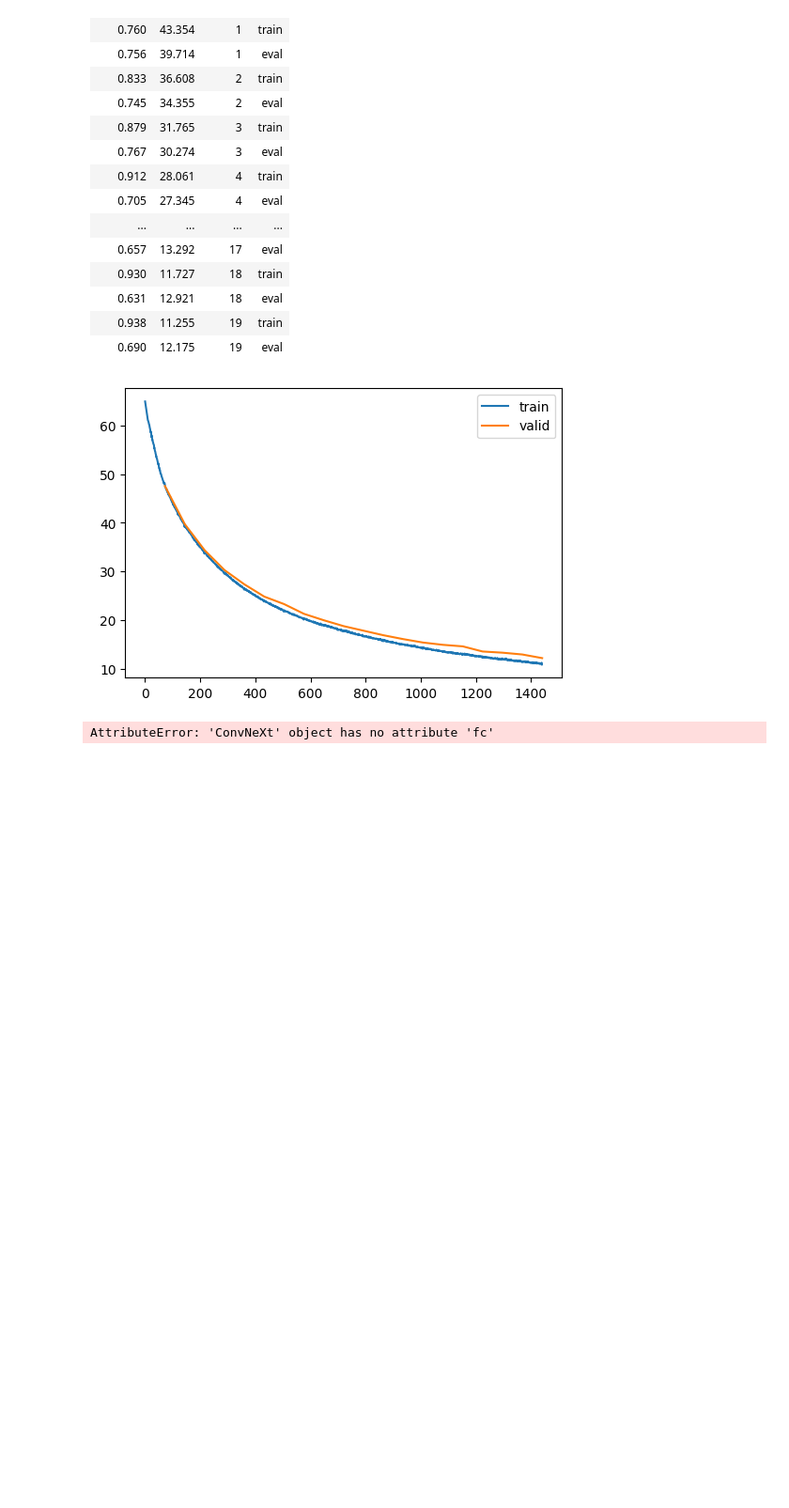
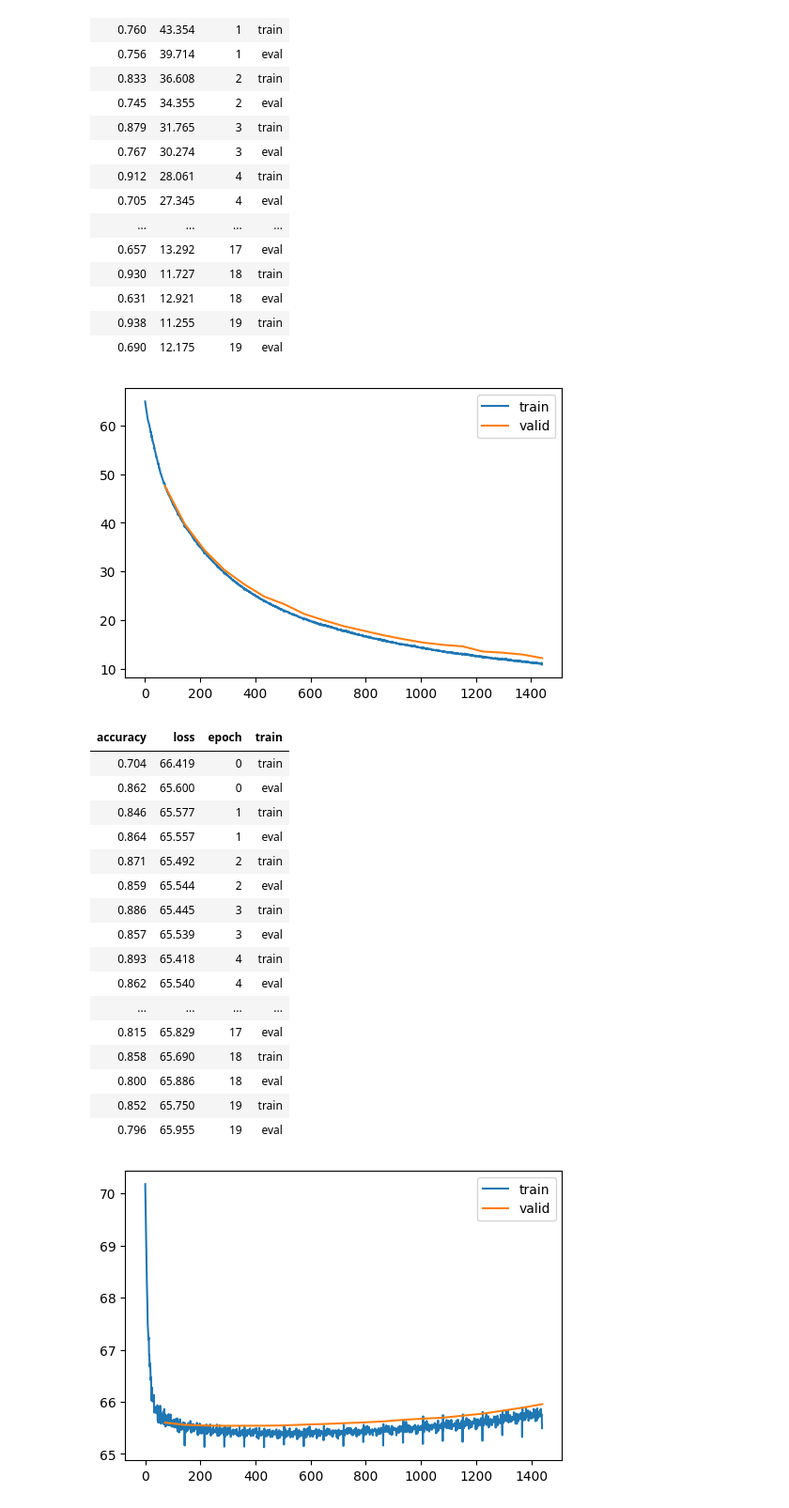
Before and after one commit to dhrits/dog_breed_id, a Jupyter notebook: nbs/04_benchmark.ipynb, the cells around one changed output. Shown: that part at 94% size. Cells and saved outputs as stored; diff of their text form; code cells hidden in the pictures; blank space fills up the shorter version.

```diff
--- a/nbs/04_benchmark.ipynb
+++ b/nbs/04_benchmark.ipynb
@@ -226,10 +229,29 @@ learner.fit(n_epochs=20, lr=0.001)
 torch.save(model.state_dict(), 'resnet50_reg_5e-5.pt')
 # %%
 model = timm.create_model('convnext_base', pretrained=True, num_classes=137)
-init_model(model, initialize=False, freeze_backbone=False)
+init_model(model, initialize=False, freeze_backbone=True)
 learner = TrainLearner(model, dls=dls, loss_func=torch.nn.CrossEntropyLoss(), cbs=cbs+[RegularizerCB(alpha=5e-5)], opt_func=torch.optim.Adam)
-# %% [output]
-AttributeError: 'ConvNeXt' object has no attribute 'fc'
+# %%
+learner.fit(n_epochs=20, lr=0.001)
+# %% [output]
+| accuracy | loss | epoch | train |
+| 0.704 | 66.419 | 0 | train |
+| 0.862 | 65.600 | 0 | eval |
+| 0.846 | 65.577 | 1 | train |
+| 0.864 | 65.557 | 1 | eval |
+| 0.871 | 65.492 | 2 | train |
+| 0.859 | 65.544 | 2 | eval |
+| 0.886 | 65.445 | 3 | train |
+| 0.857 | 65.539 | 3 | eval |
+| 0.893 | 65.418 | 4 | train |
+| 0.862 | 65.540 | 4 | eval |
+| ... | ... | ... | ... |
+| 0.815 | 65.829 | 17 | eval |
+| 0.858 | 65.690 | 18 | train |
+| 0.800 | 65.886 | 18 | eval |
+| 0.852 | 65.750 | 19 | train |
+| 0.796 | 65.955 | 19 | eval |
+[figure, added]
 # %%
 torch.save(model.state_dict(), 'convnext_base_reg_5e-5.pt')
 # %%
```
Also changed, not shown: parts of 1 cell of this notebook, 1 other file.
